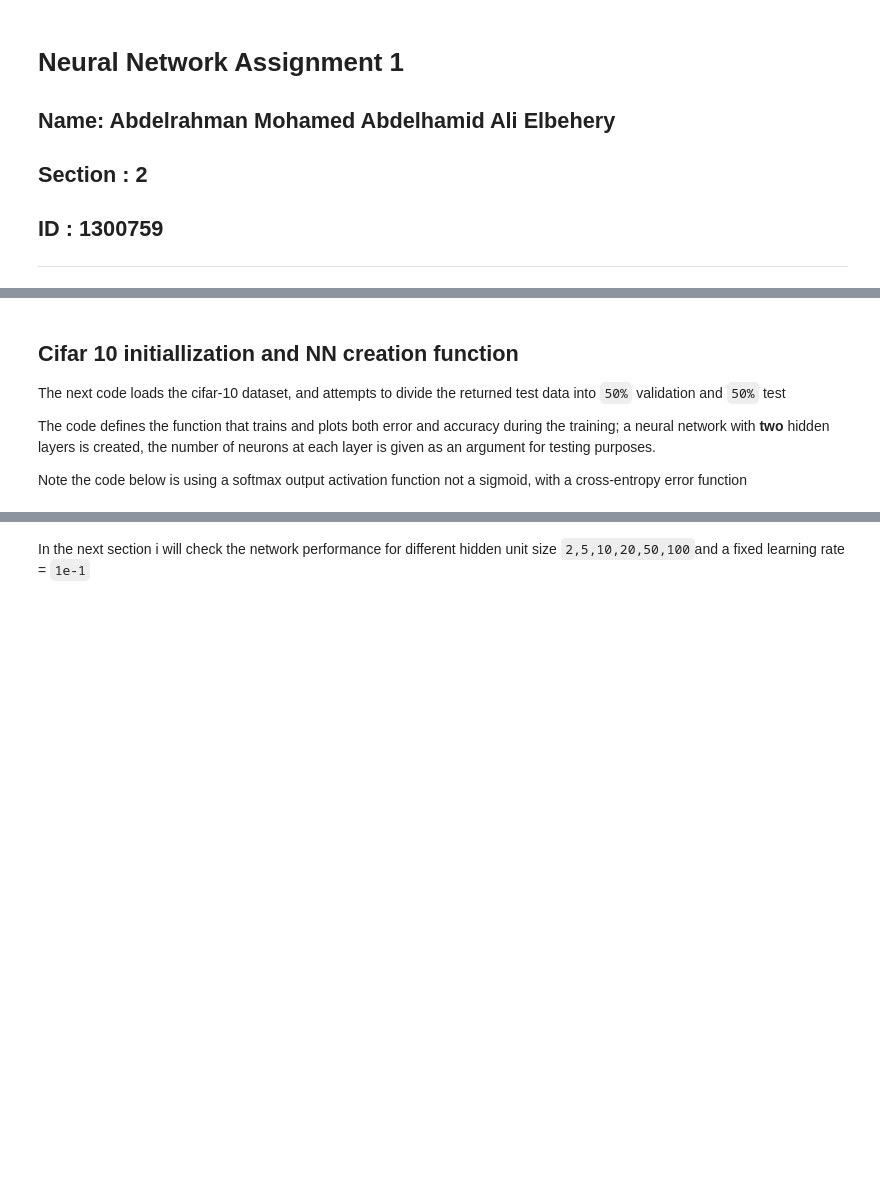
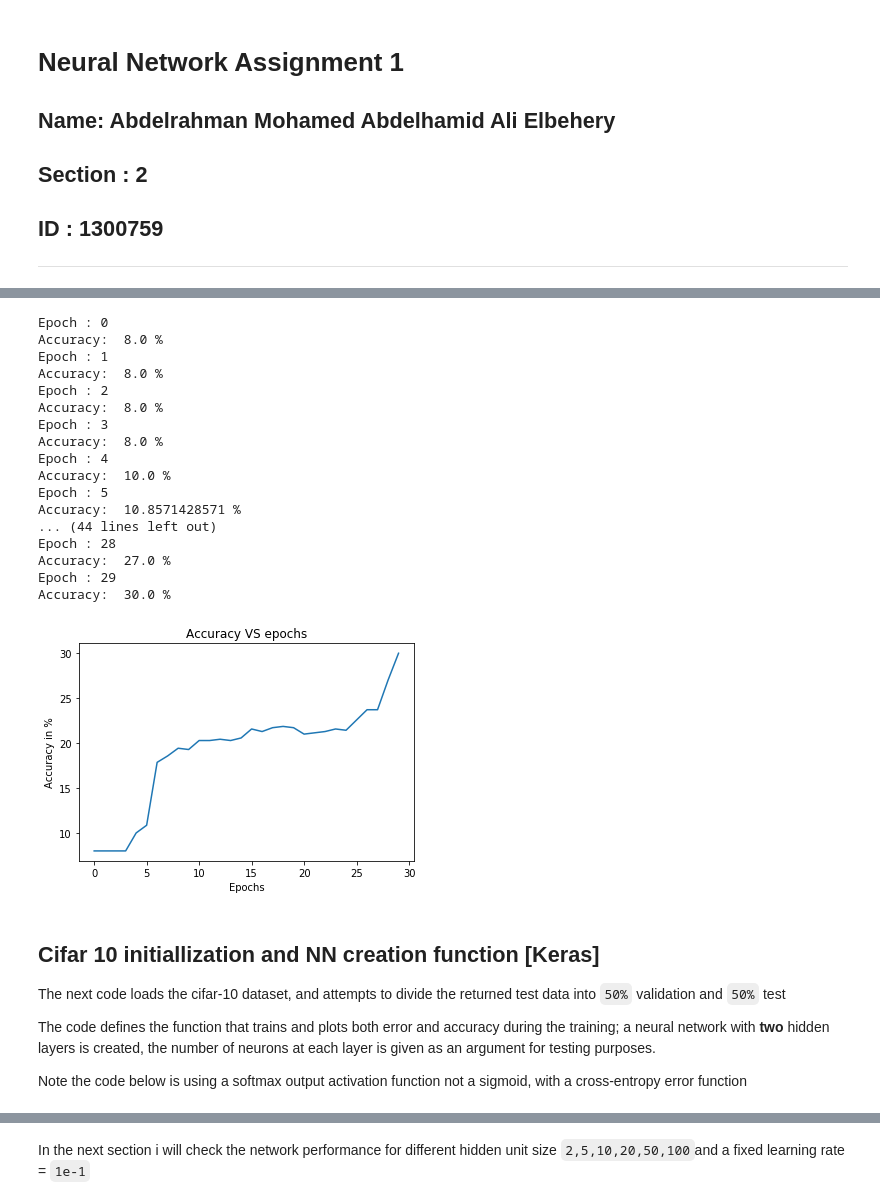
Before and after one commit to ELBe7ery/CS463-Neural-Networks, a Jupyter notebook: src-py/Assignment_1.ipynb, the cells around one changed output, grey strips where cells are left out. Cells and saved outputs as stored; diff of their text form; code cells hidden in the pictures; blank space fills up the shorter version.

Commit message:
Update notebook till different batch size Update cifar-10 utils.py to run under python3

```diff
--- a/src-py/Assignment_1.ipynb
+++ b/src-py/Assignment_1.ipynb
@@ -8,5 +127,83 @@
+# %%
+"""
+Cifar-10 neural network based classifier
+
+Dependencies
+    - FFNN.py
+"""
+
+from FFNN import FFNN
+from cifar_init import init_data
+import numpy as np
+import pylab
+################################
+### Training variables
+TRAIN_SIZE = 7000
+TEST_SIZE = 700
+# Train for 30 epochs
+EPOCHS = 30
+# each iteration use a batch of 2 items
+BATCH_SIZE = 2
+# learning rate 1e-2
+LR = 1e-2
+
+# create NN object with 2 hidden layers each with 50 neuron
+NN = FFNN([3072, 50, 50, 10], batch=BATCH_SIZE, eta=LR, cost_funct='ce')
+################################
+
+DATASET_DIR = 'F:\\Handasa\\Computer\\4th 7asbat\\Neural Networks\\labs\\KNN\\cifar-10-batches-py'
+X_TRAIN, Y_TRAIN, X_TEST, Y_TEST, CLASSES = \
+        init_data(num_samples=TRAIN_SIZE, num_test=TEST_SIZE, cifar10_dir=DATASET_DIR)
+
+# converting output into one hot encoding
+Y_TRAIN = np.eye(10, 10)[Y_TRAIN]
+Y_TEST = np.eye(10, 10)[Y_TEST]
+
+Y_AXIS = np.zeros([EPOCHS])
+
+for i in range(EPOCHS):
+    for j in range(0,TRAIN_SIZE,BATCH_SIZE):
+        mini_batch_in = X_TRAIN[j:j+BATCH_SIZE, :].T
+        mini_batch_target = Y_TRAIN[j:j+BATCH_SIZE, :].T
+        NN.train_step(mini_batch_in, mini_batch_target)
+
+    # shuffle/epoch logic is not implemented
+    print ("Epoch :", i)
+    acc = 0.0
+    for jj in range(0,TEST_SIZE,BATCH_SIZE):
+        acc += NN.test_acc(X_TEST[jj:jj+BATCH_SIZE,:].T, Y_TEST[jj:jj+BATCH_SIZE,:].T)
+
+    acc = 100*acc/TEST_SIZE
+    print ("Accuracy: ", acc, "%")
+    Y_AXIS[i] = acc
+
+
+pylab.plot(Y_AXIS)
+pylab.xlabel("Epochs")
+pylab.ylabel("Accuracy in %")
+pylab.title('Accuracy VS epochs')
+pylab.show()
+# %% [output]
+Epoch : 0
+Accuracy:  8.0 %
+Epoch : 1
+Accuracy:  8.0 %
+Epoch : 2
+Accuracy:  8.0 %
+Epoch : 3
+Accuracy:  8.0 %
+Epoch : 4
+Accuracy:  10.0 %
+Epoch : 5
+Accuracy:  10.8571428571 %
+... (44 lines left out)
+Epoch : 28
+Accuracy:  27.0 %
+Epoch : 29
+Accuracy:  30.0 %
+[figure, added]
 # %% [markdown]
-## Cifar 10 initiallization and NN creation function
+## Cifar 10 initiallization and NN creation function [Keras]
 The next code loads the cifar-10 dataset, and attempts to divide the returned test data into `50%` validation and `50%` test
 
 The code defines the function that trains and plots both error and accuracy during the training; a neural network with **two** hidden layers is created, the number of neurons at each layer is given as an argument for testing purposes.
```
Also changed, not shown: parts of 9 cells of this notebook, 2 other files.
